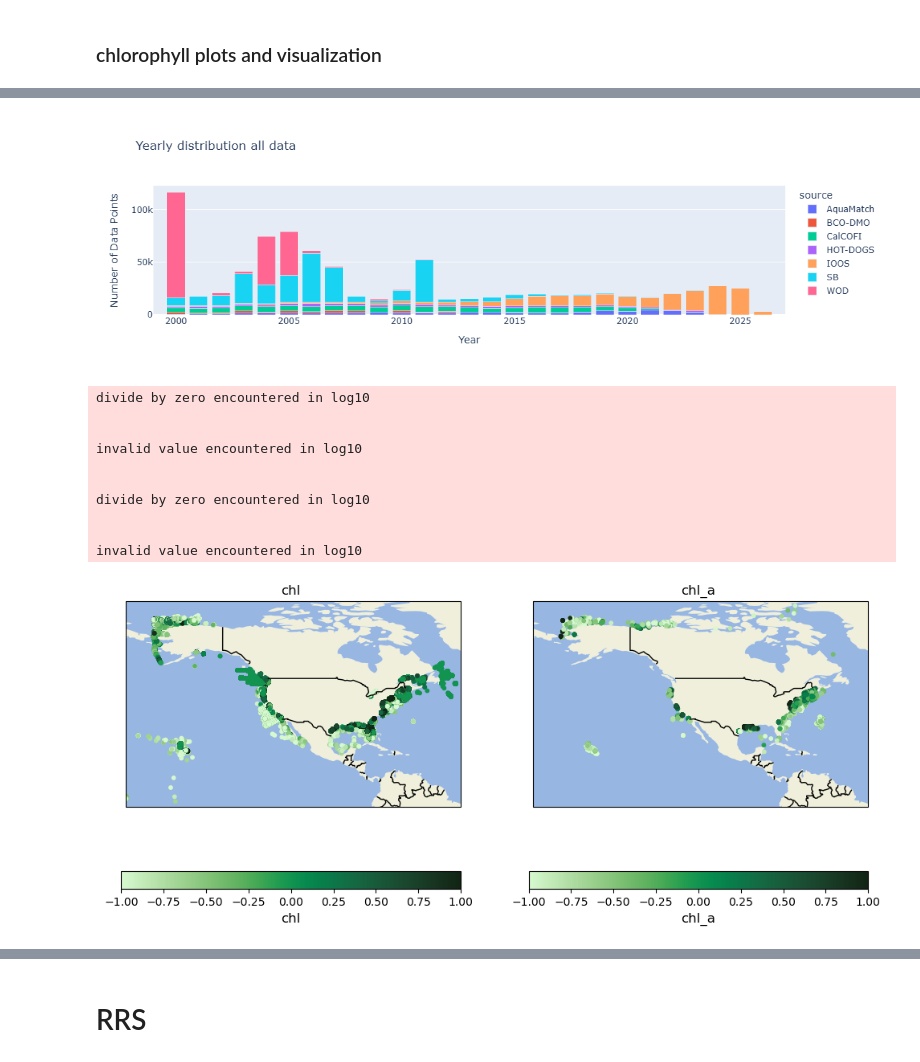
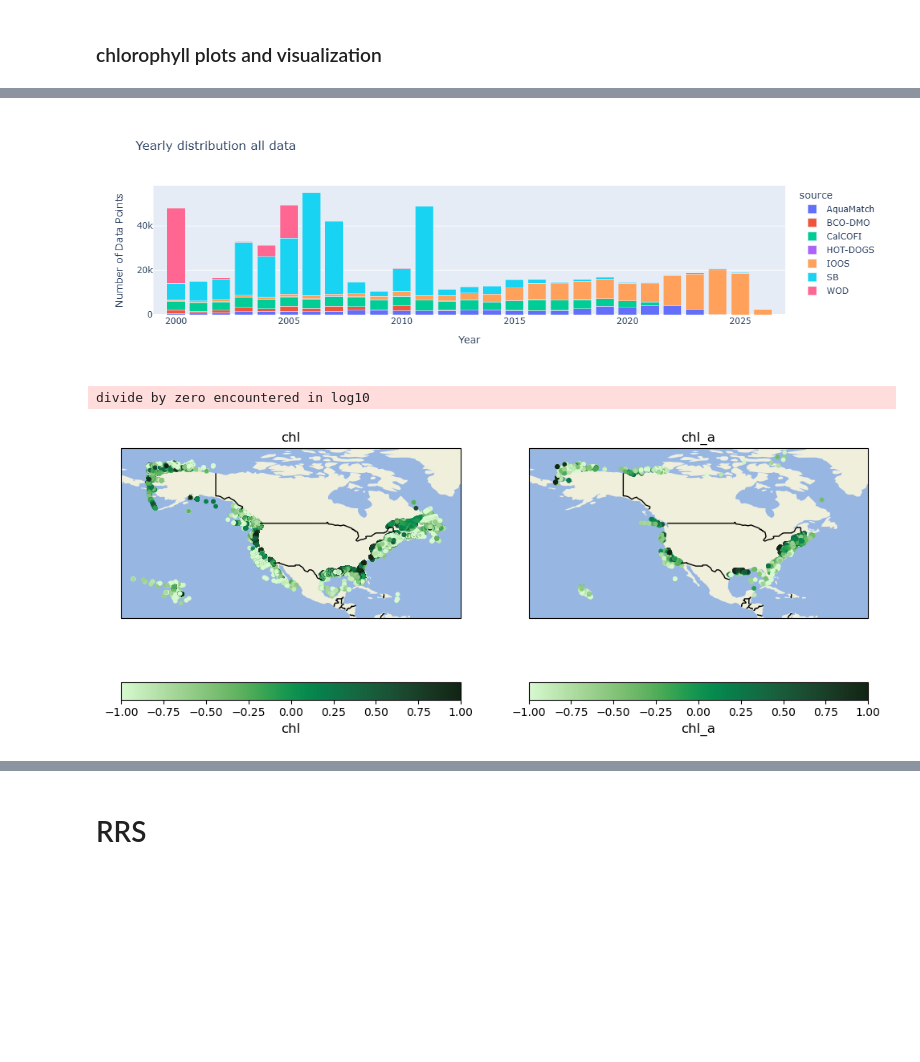
Before and after one commit to NEFSC/READ-EDAB-GMilton-CoastalChlorophyll, a Jupyter notebook: Code/id_finaldf.ipynb, the cells around one changed output, grey strips where cells are left out. Drawn from its saved outputs; the diff is of its cells as text; code cells hidden in the pictures; blank space fills up the shorter version.

```diff
--- a/Code/id_finaldf.ipynb
+++ b/Code/id_finaldf.ipynb
@@ -50,6 +50,13 @@ seabass = seabass.rename(columns={'identifier_product_doi':'DOI_url','decision':
 seabass=seabass[['datetime', 'lat', 'lon', 'chl', 'chl_a', 'depth', 'experiment', 'data_type', 'station', 'affiliations', 'investigators', 'contact',
        'cruise', 'DOI_url', 'HPLC', 'triplicate', 'data_type_flag']]
 seabass['source']='SB'
+# %%
+#add 2025 data
+seabass2 = pd.read_excel(r'C:\Users\gianna.milton\Documents\Python\Coastal_chl_final\SB_chl_2025.xlsx')
+seabass2 = seabass2.rename(columns={'decision':'data_type_flag'})
+seabass2=seabass2[['datetime', 'lat', 'lon', 'chl', 'chl_a', 'depth', 'experiment', 'data_type', 'station', 'affiliations', 'investigators', 'cruise',
+                   'HPLC', 'triplicate', 'data_type_flag']]
+seabass2['source']='SB'
 # %%
 CalCOFI = pd.read_excel(r'C:\Users\gianna.milton\Documents\Python\Coastal_chl_final\calcofi_chl_qc.xlsx')
 CalCOFI = CalCOFI.rename(columns={'identifier_product_doi':'DOI_url'})
@@ -82,7 +89,7 @@ aqua['experiment']='AquaMatch'
 globec = pd.read_excel(r'C:\Users\gianna.milton\Documents\Python\Coastal_chl_final\globec_chl_qc.xlsx')
 globec = globec.rename(columns={'url':'DOI_url'})
 # %%
-dfs=[seabass,aqua,bco,CalCOFI,globec,HOTS,IOOS,wod]
+dfs=[seabass,seabass2,aqua,bco,CalCOFI,globec,HOTS,IOOS,wod]
 all_chl = pd.concat(dfs).reset_index(drop=True)
 all_chl = all_chl.dropna(subset=['chl', 'chl_a'], how='all')
 all_chl = all_chl.dropna(subset=['datetime'], how='all') #if no datetime, remove
@@ -91,3 +98,4 @@ all_chl = all_chl.dropna(subset=['datetime'], how='all') #if no datetime, remove
 #so, to keep it consistant, what i need to do is 1. IF HPLC is flagged as good (0), 2. if chl_a is empty, THEN populate with the value in chl.
 #that way, we retain what the original data source says, but it makes the HPLC data more consistant. Sometimes chl and chl_a are both recorded also
 all_chl.loc[(all_chl['HPLC']== 0) & (all_chl['chl_a'].isnull()), 'chl_a'] = all_chl['chl']
+all_chl = all_chl[(all_chl['chl'] != -9) & (all_chl['chl_a'] != -9)] #remove flagged data from HOTS
@@ -117,3 +102,8 @@ dtype: int64
+# %%
+#remove all negative values from column
+condition_A = (all_chl['chl'] >= 0) | (all_chl['chl'].isnull())
+condition_B = (all_chl['chl_a'] >= 0) | (all_chl['chl_a'].isnull())
+all_chl = all_chl[condition_A & condition_B]
 # %%
 #first, create a temporary column that has the xperiment names but without special charecters (_,-,',(,[)
 all_chl['temp_exp'] = all_chl['experiment'].str.replace('_', '', regex=False)
@@ -130,3 +120,11 @@ all_chl['ID_code'] = all_chl['ID_code'] + '_' + all_chl.groupby('ID_code').cumco
 # %%
 #a=all_chl.ID_code
 #a.to_csv('chl_ids.txt', index=False, header=False, sep='\n')
+# %%
+shp = gpd.read_file(r'C:\Users\gianna.milton\Documents\Python\Shapefiles\combined_coastline.shp')
+gdf = gpd.GeoDataFrame(all_chl, geometry=gpd.points_from_xy(all_chl.lon, all_chl.lat), crs="EPSG:4269")
+gdf = gdf.to_crs(shp.crs)
+all_chl = gpd.sjoin(gdf, shp, how="inner", predicate="within")
+columns_to_drop = ['geometry', 'index_right', 'merge_id']
+all_chl = all_chl.drop(columns=columns_to_drop)
+all_chl= all_chl.reset_index(drop=True)
@@ -163,44 +165,33 @@ fig.update_xaxes(range=[1999,2027])
 fig.update_layout(barmode='stack')  # ensures stacking
 fig.show()
 # %% [output]
-[figure, old version]
+[figure, new version]
 # %%
 year_test['log_chl']=np.log10(year_test['chl'])
 year_test['log_chl_a']=np.log10(year_test['chl_a'])
 
 fig=plt.figure(figsize=(12, 7))
 axs1=fig.add_subplot(1,2,1,projection= cartopy.crs.PlateCarree())
 axs1.add_feature(cfeature.LAND)
 axs1.add_feature(cfeature.OCEAN)
 axs1.add_feature(cfeature.BORDERS)
 im=axs1.scatter(year_test.lon,year_test.lat,c=year_test.log_chl,cmap=cmo.algae,s=10,vmin=-1, vmax=1)
 axs1.set_title('chl')
-axs1.set_xlim(min(all_chl.lon)-2,max(all_chl.lon)+2)
-axs1.set_ylim(min(all_chl.lat)-2,max(all_chl.lat)+2)
+axs1.set_extent([-180, -40, 10, 80], crs=ccrs.PlateCarree())
 cb=fig.colorbar(im,ax=axs1,orientation='horizontal')
 cb.set_label('chl',fontsize=12)
 
 axs2=fig.add_subplot(1,2,2,projection= cartopy.crs.PlateCarree())
 axs2.add_feature(cfeature.LAND)
 axs2.add_feature(cfeature.OCEAN)
 axs2.add_feature(cfeature.BORDERS)
 im=axs2.scatter(year_test.lon,year_test.lat,c=year_test.log_chl_a,cmap=cmo.algae,s=10,vmin=-1, vmax=1)
 axs2.set_title('chl_a')
-axs2.set_xlim(min(all_chl.lon)-2,max(all_chl.lon)+2)
-axs2.set_ylim(min(all_chl.lat)-2,max(all_chl.lat)+2)
 cb=fig.colorbar(im,ax=axs2,orientation='horizontal')
 cb.set_label('chl_a',fontsize=12)
+axs2.set_extent([-180, -40, 10, 80], crs=ccrs.PlateCarree())
 #,cbar_kwargs={'ticks': [ -1, -0.5,0, 0.5, 1],'format': mticker.FixedFormatter([ 0.1, 0.3, 1, 3,10])}
 #im=west_coastchl.plot(ax=axes[1],cmap='viridis',vmin=-1, vmax=1,cbar_kwargs={'ticks': [ -1, -0.5,0, 0.5, 1],'format': mticker.FixedFormatter([ 0.1, 0.3, 1, 3,10])})
 # %% [output]
 divide by zero encountered in log10
-
-
-invalid value encountered in log10
-
-
-divide by zero encountered in log10
-
-
-invalid value encountered in log10
-[figure, old version]
+[figure, new version]
```
Also changed, not shown: parts of 9 cells of this notebook, 1 other file.
